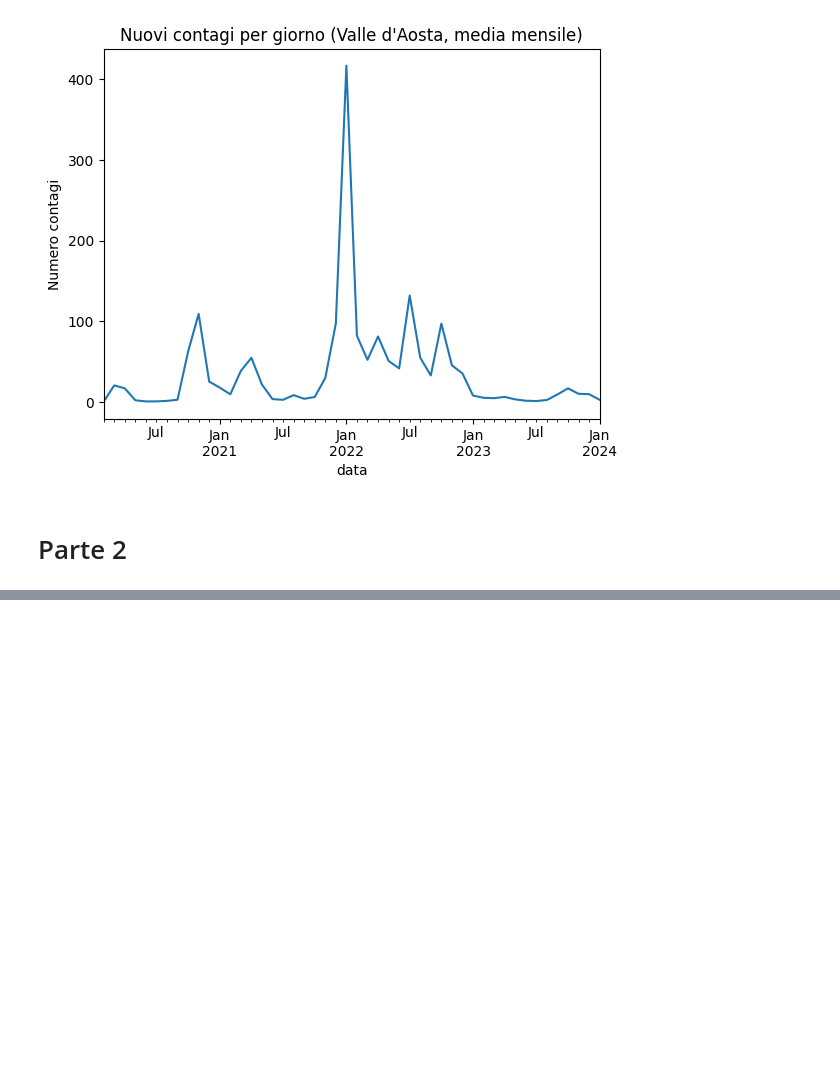
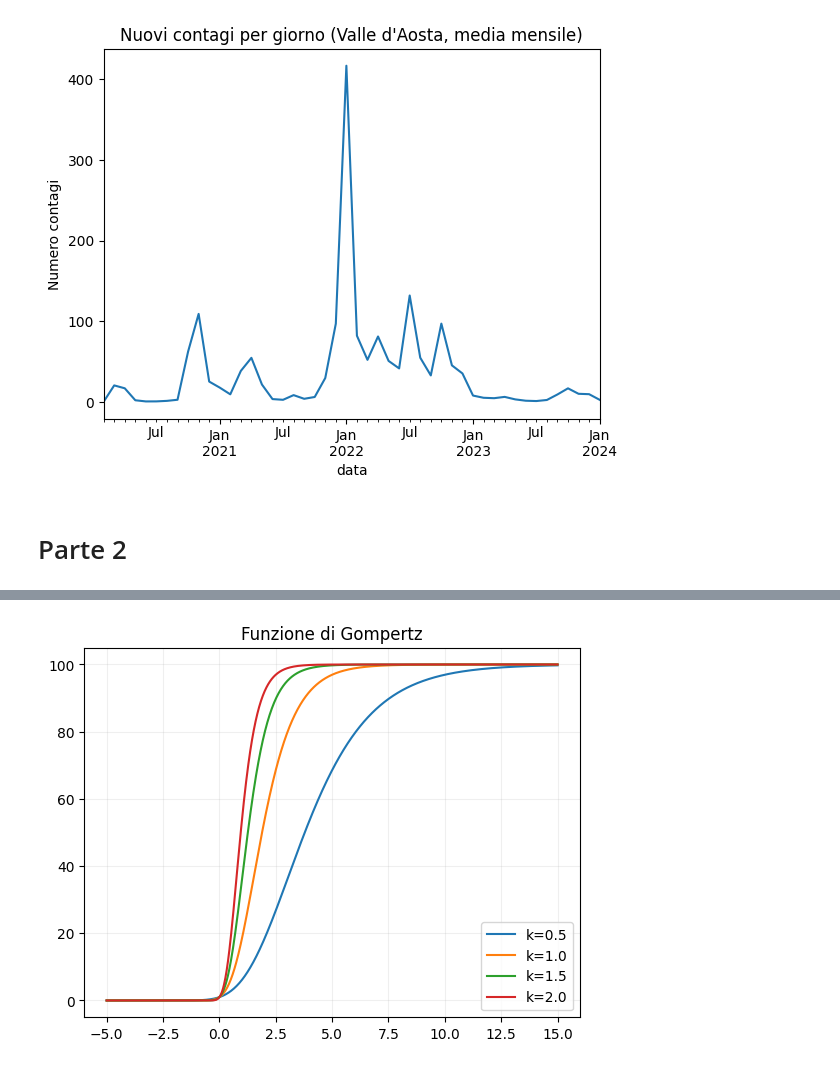
Before and after one commit to D4wnstar/analisi-covid-trmd, a Jupyter notebook: src/analisi.ipynb, the cells around one changed output, grey strips where cells are left out. Drawn from its saved outputs; the diff is of its cells as text; code cells hidden in the pictures; blank space fills up the shorter version.

```diff
--- a/src/analisi.ipynb
+++ b/src/analisi.ipynb
@@ -69,0 +107,17 @@ def logistic(t: float, t_0: float, k: float, N: int):
+# %%
+def gompertz(t: float, t_0: float, k: float, N_tot: int):
+    """
+    Calcola la funzione di Gompertz al tempo `t`
+    Argomenti:
+    t (float | Timestamp | DatetimeIndex): il tempo a cui calcolare la funzione. Può anche essere un
+    Timestamp scalare o un DatetimeIndex di pandas. Nel caso di un DatetimeIndex, calcola la funzione per
+    ogni valore dell'indice
+    t_0 (float | Timestamp): il tempo d'inizio dell'evento
+    k (float): il tasso di propagazione
+    N_tot (int): il numero totale di casi a fine evento
+    """
+    if isinstance(t, (Timestamp, DatetimeIndex)) and isinstance(t_0, Timestamp):
+        diff = date_diff_to_int(t, t_0)
+    else:
+        diff = t - t_0
+    return N_tot * np.exp(-np.log(N_tot) * np.exp(-k * diff))
@@ -69,0 +145,9 @@ def logistic(t: float, t_0: float, k: float, N: int):
+# %%
+# Alcuni test per vedere se la funzione di Gompertz è corretta
+for k in [0.5, 1.0, 1.5, 2.0]:
+    plt.plot(x, gompertz(x, 0, k, 100), label=f"k={k}")
+plt.legend(loc="lower right")
+plt.title("Funzione di Gompertz")
+plt.grid(alpha=0.2)
+# %% [output]
+[figure, added]
```
Also changed, not shown: parts of 25 cells of this notebook, 2 other files.
